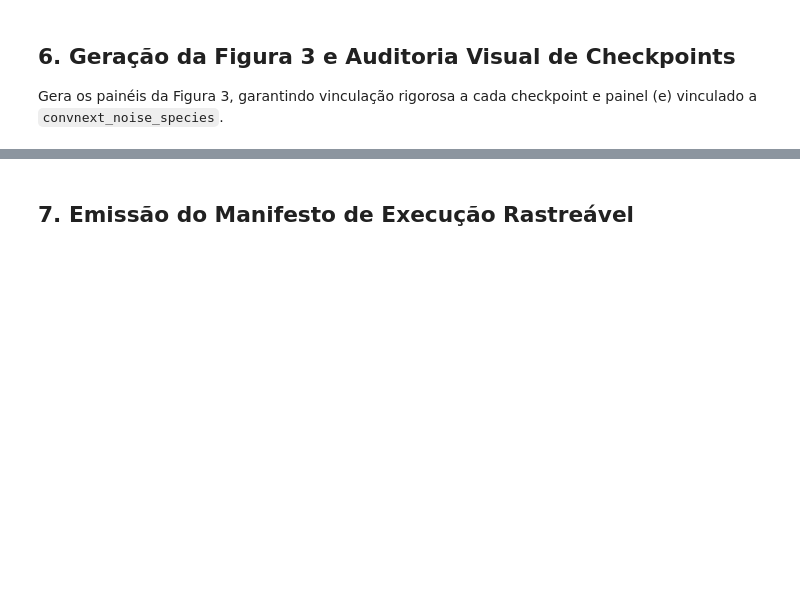
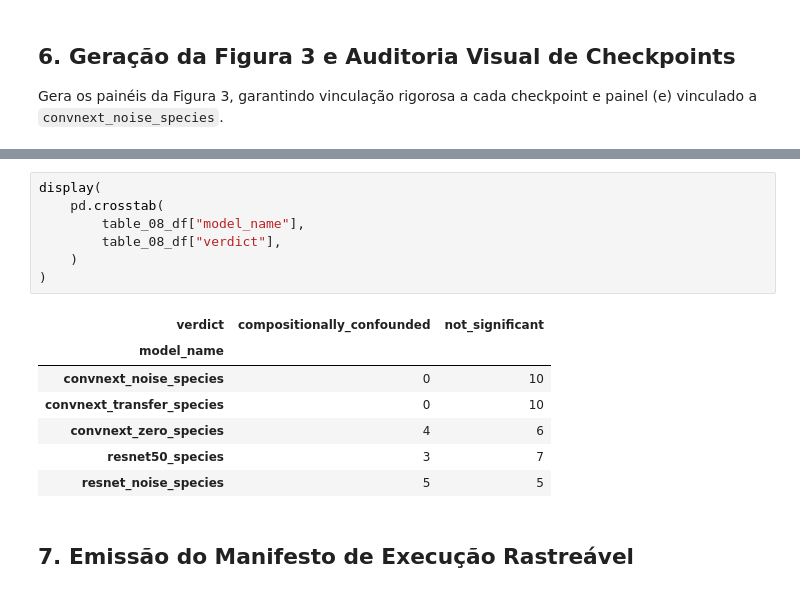
Before and after one commit to Mathe13/cnn_metagenome, a Jupyter notebook: notebooks/reproduction/short/07_first_layer_motifs_and_perturbation.ipynb, the cells around one changed output, grey strips where cells are left out. Drawn from its saved outputs; the diff is of its cells as text; blank space fills up the shorter version.

```diff
--- a/notebooks/reproduction/short/07_first_layer_motifs_and_perturbation.ipynb
+++ b/notebooks/reproduction/short/07_first_layer_motifs_and_perturbation.ipynb
@@ -309,3 +324,18 @@ Figura 3 salva com sucesso em: results_reproduction/motifs/figure_03_motifs.png
+# %%
+display(
+    pd.crosstab(
+        table_08_df["model_name"],
+        table_08_df["verdict"],
+    )
+)
+# %% [output]
+| verdict | compositionally_confounded | not_significant |
+| model_name |  |  |
+| convnext_noise_species | 0 | 10 |
+| convnext_transfer_species | 0 | 10 |
+| convnext_zero_species | 4 | 6 |
+| resnet50_species | 3 | 7 |
+| resnet_noise_species | 5 | 5 |
 # %% [markdown]
 ## 7. Emissão do Manifesto de Execução Rastreável
 # %%
```
Also changed, not shown: parts of 3 cells of this notebook, 2 other files.
